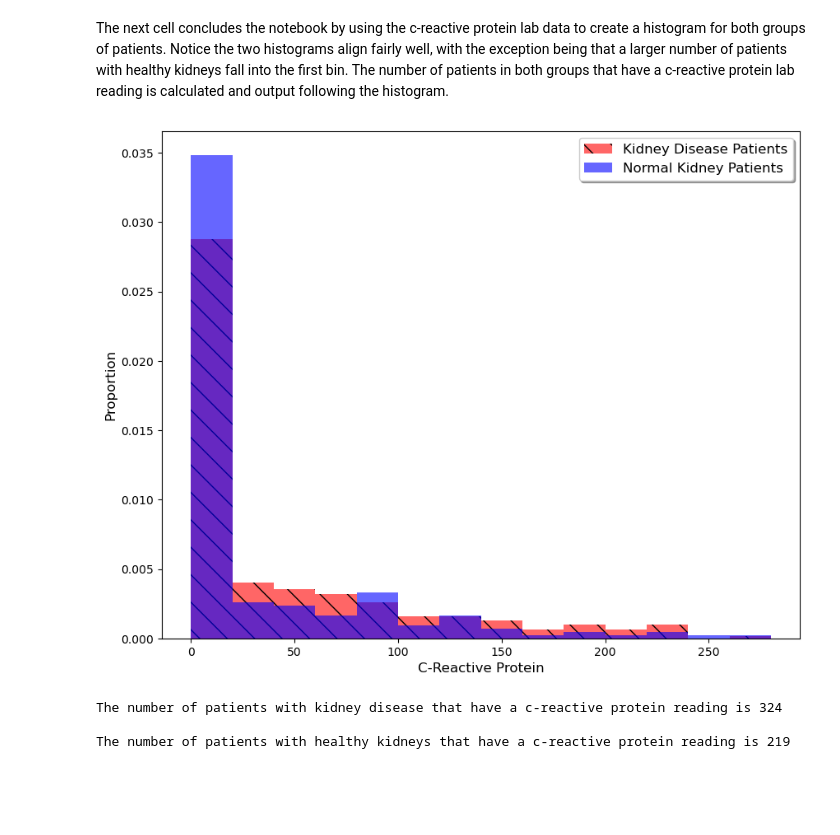
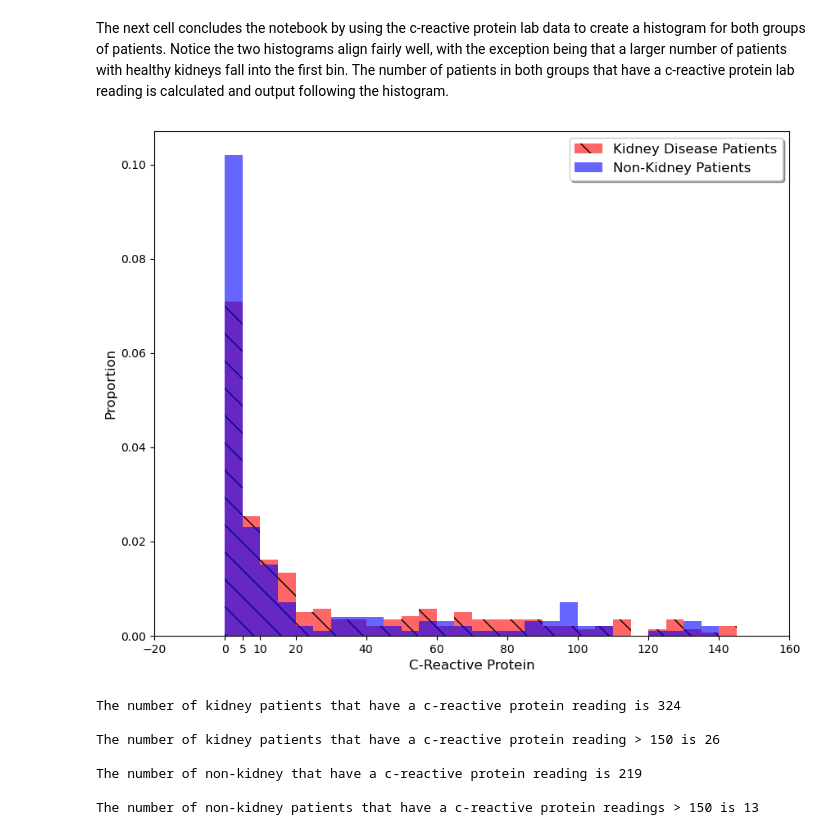
Before and after one commit to manns79/IgA-Nephropathy, a Jupyter notebook: EDA/c-reactive_protein_eda.ipynb, the cells around one changed output. Saved outputs shown, nothing was run; the diff lists cells and outputs as text; code cells hidden in the pictures; blank space fills up the shorter version.

```diff
--- a/EDA/c-reactive_protein_eda.ipynb
+++ b/EDA/c-reactive_protein_eda.ipynb
@@ -67,32 +67,41 @@ The next cell concludes the notebook by using the c-reactive protein lab data to
 # %%
 plt.figure(figsize = (10, 8))
 plt.hist(protein_kidney_disease['c-reactive protein'],
         color = 'red',
         hatch = '\\',
         alpha = 0.6,
         density = True,
-        bins = np.arange(0, 300, 20),
+        bins = np.arange(0, 150, 5),
         label = 'Kidney Disease Patients')
 plt.hist(protein_normal_kidney['c-reactive protein'],
         color = 'blue',
         alpha = 0.6,
         density = True,
-        bins = np.arange(0, 300, 20),
-        label = 'Normal Kidney Patients')
+        bins = np.arange(0, 150, 5),
+        label = 'Non-Kidney Patients')
 plt.xlabel('C-Reactive Protein',
           fontsize = 12)
 plt.ylabel('Proportion',
           fontsize = 12)
 plt.legend(fontsize = 12,
           loc = 'upper right',
           fancybox = True,
           shadow = True)
+x_tick_locations, x_tick_labels = plt.xticks()
+all_ticks = np.append(x_tick_locations, [5, 10])
+plt.xticks(all_ticks)
 plt.show()
 
-print('The number of patients with kidney disease that have a c-reactive protein reading is', protein_kidney_disease.shape[0], '\n')
-print('The number of patients with healthy kidneys that have a c-reactive protein reading is', protein_normal_kidney.shape[0])
+print('The number of kidney patients that have a c-reactive protein reading is', protein_kidney_disease.shape[0], '\n')
+print('The number of kidney patients that have a c-reactive protein reading > 150 is', protein_kidney_disease.loc[protein_kidney_disease['c-reactive protein'] > 150].shape[0], '\n')
+print('The number of non-kidney that have a c-reactive protein reading is', protein_normal_kidney.shape[0], '\n')
+print('The number of non-kidney patients that have a c-reactive protein readings > 150 is', protein_normal_kidney.loc[protein_normal_kidney['c-reactive protein'] > 150].shape[0])
 # %% [output]
-[figure, old version]
+[figure, new version]
-The number of patients with kidney disease that have a c-reactive protein reading is 324
+The number of kidney patients that have a c-reactive protein reading is 324
 
-The number of patients with healthy kidneys that have a c-reactive protein reading is 219
+The number of kidney patients that have a c-reactive protein reading > 150 is 26
+
+The number of non-kidney that have a c-reactive protein reading is 219
+
+The number of non-kidney patients that have a c-reactive protein readings > 150 is 13
```
Also changed, not shown: 1 other file.
